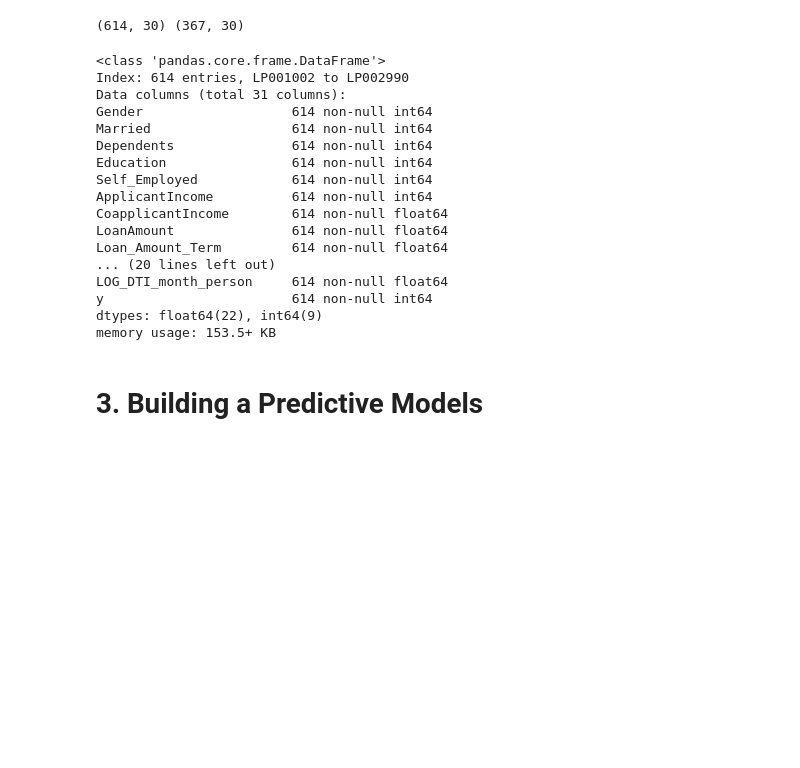
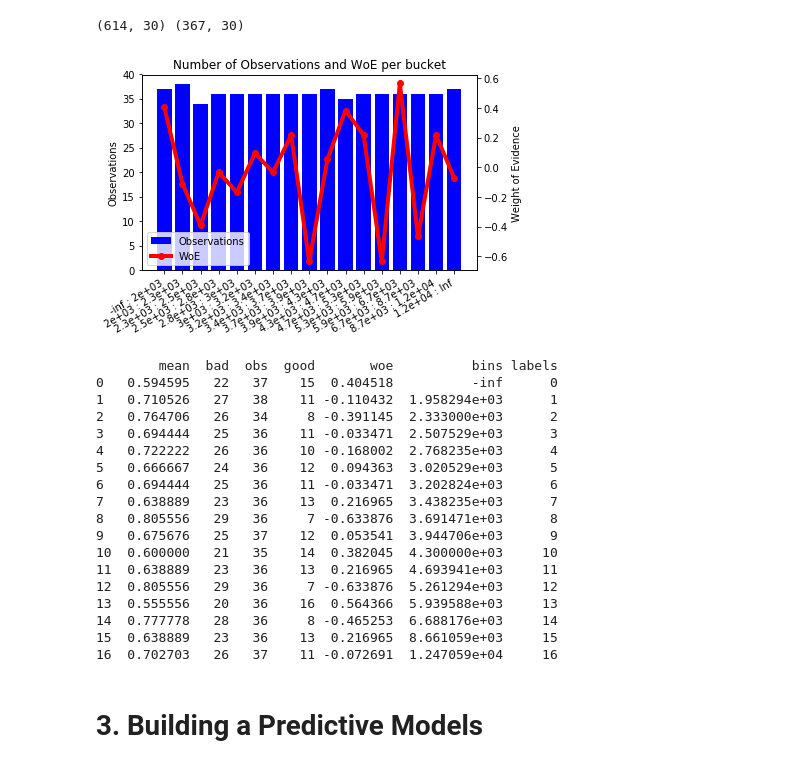
Before and after one commit to AlexIKey/LoanPrediction3, a Jupyter notebook: notebooks/DataPrepare.ipynb, the cells around one changed output. Cells and saved outputs as stored; diff of their text form; code cells hidden in the pictures; blank space fills up the shorter version.

```diff
--- a/notebooks/DataPrepare.ipynb
+++ b/notebooks/DataPrepare.ipynb
@@ -514,22 +508,37 @@ data_test.to_csv('../data/processed/test_ready.csv', index=False)
 # %% [output]
 (614, 30) (367, 30)
-# %%
-data_tmp.info()
-# %% [output]
-<class 'pandas.core.frame.DataFrame'>
-Index: 614 entries, LP001002 to LP002990
-Data columns (total 31 columns):
-Gender                   614 non-null int64
-Married                  614 non-null int64
-Dependents               614 non-null int64
-Education                614 non-null int64
-Self_Employed            614 non-null int64
-ApplicantIncome          614 non-null int64
-CoapplicantIncome        614 non-null float64
-LoanAmount               614 non-null float64
-Loan_Amount_Term         614 non-null float64
-... (20 lines left out)
-LOG_DTI_month_person     614 non-null float64
-y                        614 non-null int64
-dtypes: float64(22), int64(9)
-memory usage: 153.5+ KB
+# %%
+#print (os.sys.path)
+# sys.path.append("..")
+from src.features.woecalc import WoE
+
+# Initialize WoE object
+woe_def = WoE()
+woe = WoE(v_type='c', t_type='b')
+# Transform x1
+woe.fit(data_train.ApplicantIncome, y)
+# Transform x2 using x1 transformation rules
+woe.transform(pd.Series(data_train.ApplicantIncome))
+fig = woe.plot()
+plt.show(fig)
+print(woe.bins)
+# %% [output]
+[figure, added]
+        mean  bad  obs  good       woe          bins labels
+0   0.594595   22   37    15  0.404518          -inf      0
+1   0.710526   27   38    11 -0.110432  1.958294e+03      1
+2   0.764706   26   34     8 -0.391145  2.333000e+03      2
+3   0.694444   25   36    11 -0.033471  2.507529e+03      3
+4   0.722222   26   36    10 -0.168002  2.768235e+03      4
+5   0.666667   24   36    12  0.094363  3.020529e+03      5
+6   0.694444   25   36    11 -0.033471  3.202824e+03      6
+7   0.638889   23   36    13  0.216965  3.438235e+03      7
+8   0.805556   29   36     7 -0.633876  3.691471e+03      8
+9   0.675676   25   37    12  0.053541  3.944706e+03      9
+10  0.600000   21   35    14  0.382045  4.300000e+03     10
+11  0.638889   23   36    13  0.216965  4.693941e+03     11
+12  0.805556   29   36     7 -0.633876  5.261294e+03     12
+13  0.555556   20   36    16  0.564366  5.939588e+03     13
+14  0.777778   28   36     8 -0.465253  6.688176e+03     14
+15  0.638889   23   36    13  0.216965  8.661059e+03     15
+16  0.702703   26   37    11 -0.072691  1.247059e+04     16
```
Also changed, not shown: parts of 5 cells of this notebook, 10 other files.
